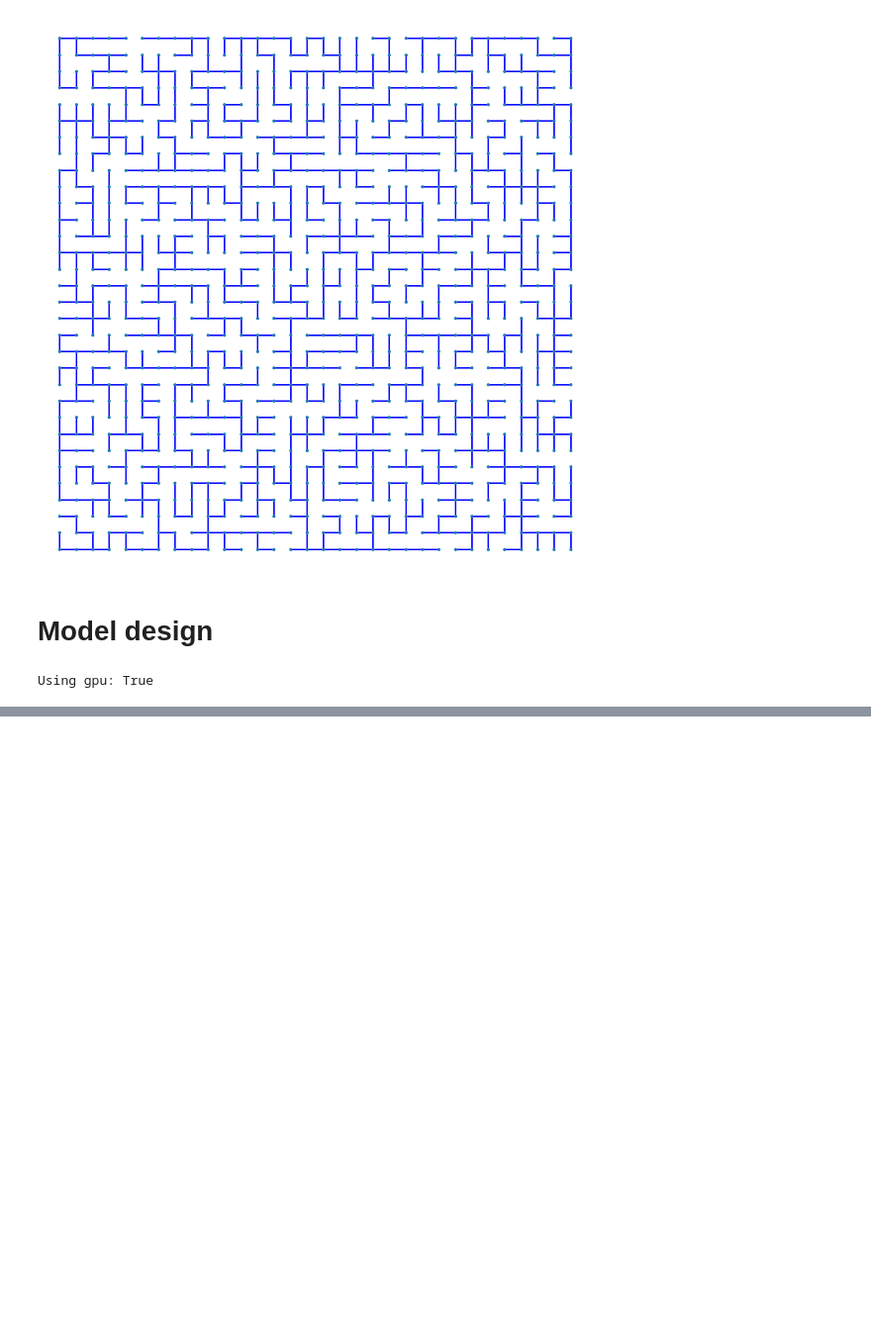
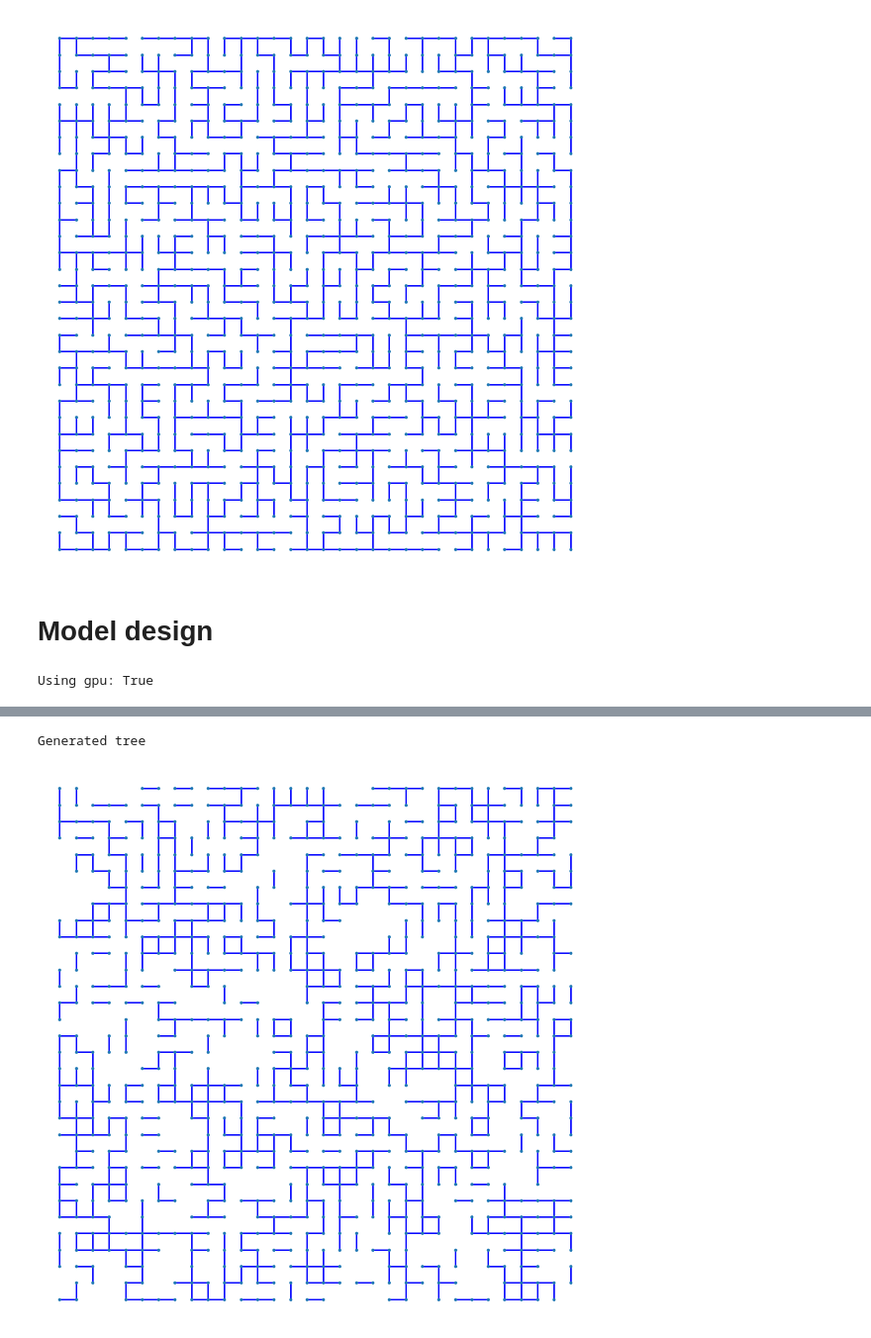
Before and after one commit to pgberlureau/Student-research-project, a Jupyter notebook: D3PM.ipynb, the cells around one changed output, grey strips where cells are left out. Shown: that part at 99% size. Saved outputs shown, nothing was run; the diff lists cells and outputs as text; code cells hidden in the pictures; blank space fills up the shorter version.

```diff
--- a/D3PM.ipynb
+++ b/D3PM.ipynb
@@ -391,0 +463,14 @@ plt.show()
+# %%
+for t in timesteps:
+    pred = model.reverse(batch=noise2, t=t)
+    sample = torch.bernoulli(pred)
+    noise2.edge_state = F.one_hot(sample.long()) * 1.
+    noise2.edge_weight = noise2.edge_state[:,0]
+
+    model.add_noise(G_start=noise2, timesteps=t-1)
+
+print("Generated tree")
+draw_Data(noise2, 32, 32)
+# %% [output]
+Generated tree
+[figure, added]
```
Also changed, not shown: parts of 14 cells of this notebook.
